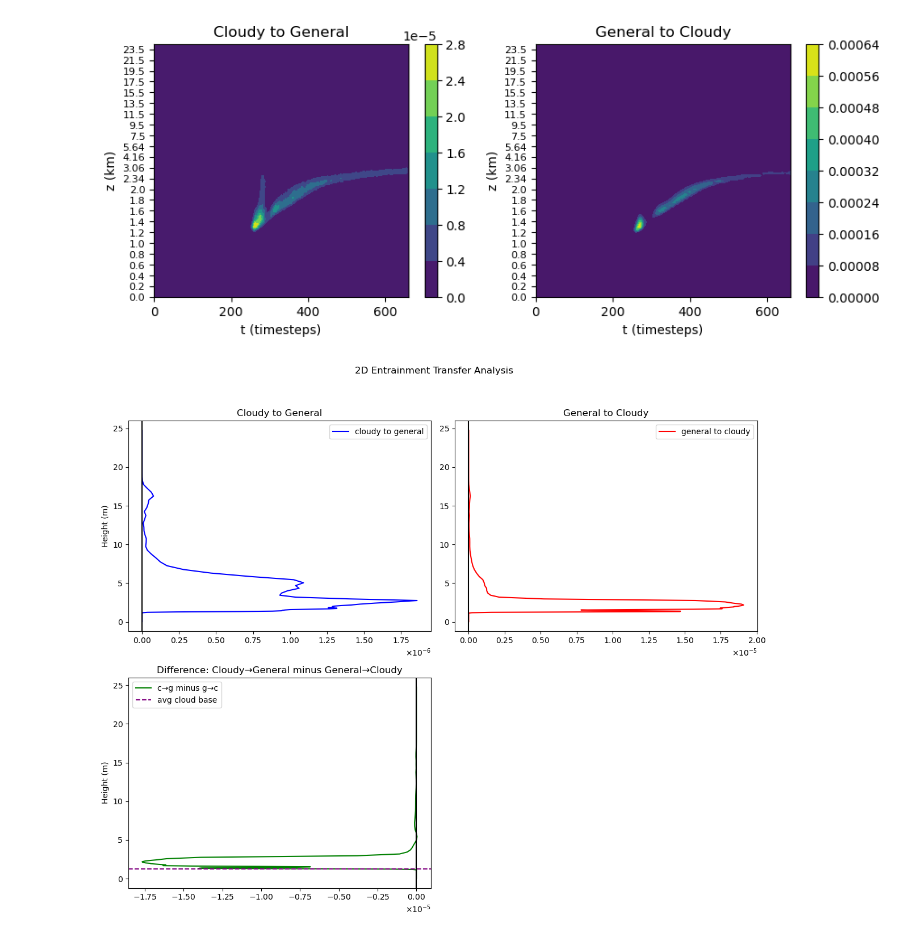
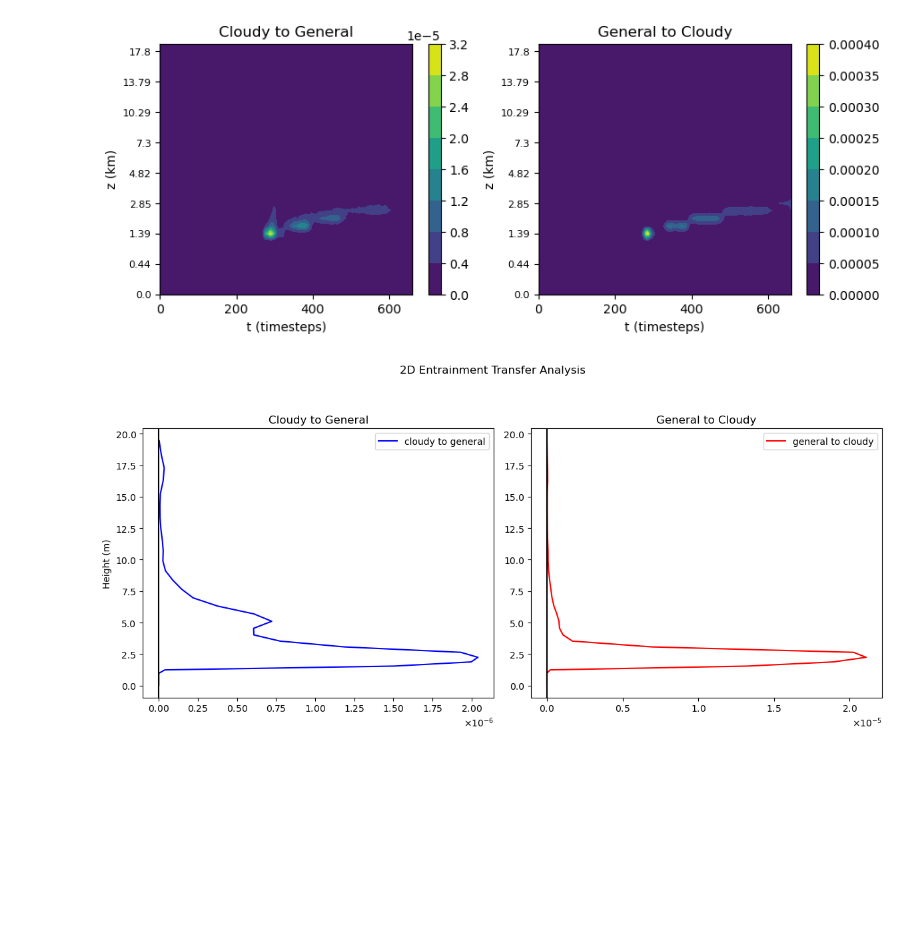
Before and after one commit to torrilab/DCI-Project, a Jupyter notebook: Code/Project_Algorithms/Entrainment/2D_Lagrangian_Entrainment_Combined_Plotting_VERSION3.ipynb, the cells around one changed output. Cells and saved outputs as stored; diff of their text form; code cells hidden in the pictures; blank space fills up the shorter version.

```diff
--- a/Code/Project_Algorithms/Entrainment/2D_Lagrangian_Entrainment_Combined_Plotting_VERSION3.ipynb
+++ b/Code/Project_Algorithms/Entrainment/2D_Lagrangian_Entrainment_Combined_Plotting_VERSION3.ipynb
@@ -37,19 +37,19 @@ dir='/mnt/lustre/koa/koastore/torri_group/air_directory/DCI-Project/'
 # res='1km';t_res='5min'
 # Np_str='1e6'
 
-# # dx = 1km; Np = 50M
+# dx = 1km; Np = 50M
+#Importing Model Data
+dir2='/home/air673/koa_scratch/'
+data=xr.open_dataset(dir2+'cm1out_1km_1min.nc') #***
+parcel=xr.open_dataset(dir2+'cm1out_pdata_1km_1min_50M.nc') #***
+res='1km'; t_res='1min'; Np_str='50e6'
+
+# # dx = 1km; Np = 50M; Nz = 95
 # #Importing Model Data
 # dir2='/home/air673/koa_scratch/'
-# data=xr.open_dataset(dir2+'cm1out_1km_1min.nc') #***
-# parcel=xr.open_dataset(dir2+'cm1out_pdata_1km_1min_50M.nc') #***
-# res='1km'; t_res='1min'; Np_str='50e6'
-
-# dx = 1km; Np = 50M; Nz = 95
-#Importing Model Data
-dir2='/home/air673/koa_scratch/'
-data=xr.open_dataset(dir2+'cm1out_1km_1min_95nz.nc') #***
-parcel=xr.open_dataset(dir2+'cm1out_pdata_1km_1min_95nz.nc') #***
-res='1km'; t_res='1min_95nz'; Np_str='50e6'
+# data=xr.open_dataset(dir2+'cm1out_1km_1min_95nz.nc') #***
+# parcel=xr.open_dataset(dir2+'cm1out_pdata_1km_1min_95nz.nc') #***
+# res='1km'; t_res='1min_95nz'; Np_str='50e6'
 # %%
 import sys
 dir2='/mnt/lustre/koa/koastore/torri_group/air_directory/DCI-Project/'
@@ -265,7 +265,7 @@ if plotting==True:
         axis.set_yticks(ytick_pos)
         axis.set_yticklabels(ytick_labels, fontsize=8, rotation=0)
 # %% [output]
-[figure, old version]
+[figure, new version]
 # %%
 import matplotlib.pyplot as plt
 from matplotlib.ticker import ScalarFormatter
@@ -279,42 +279,42 @@ if plotting == True:
     fig = plt.figure(figsize=(12, 10))
     gs = fig.add_gridspec(2, 2, height_ratios=[1, 1])
 
     ax1 = fig.add_subplot(gs[0, 0])  # Cloudy to General
     ax2 = fig.add_subplot(gs[0, 1])  # General to Cloudy
-    ax3 = fig.add_subplot(gs[1, 0])  # Difference plot spans both columns
+    # ax3 = fig.add_subplot(gs[1, 0])  # Difference plot spans both columns
 
     # First subplot: cloudy to general
     ax1.plot(c_to_g, data['zh'], color='blue', label='cloudy to general')
     ax1.axvline(0, color='black')
     ax1.set_title('Cloudy to General')
     ax1.set_ylabel('Height (m)')
     ax1.legend()
     ax1.xaxis.set_major_formatter(ScalarFormatter(useMathText=True, useOffset=False))
     ax1.xaxis.get_major_formatter().set_scientific(True)
     ax1.xaxis.get_major_formatter().set_powerlimits((-1, 1))
 
     # Second subplot: general to cloudy
     ax2.plot(g_to_c, data['zh'], color='red', label='general to cloudy')
     ax2.axvline(0, color='black')
     ax2.set_title('General to Cloudy')
     ax2.legend()
     ax2.xaxis.set_major_formatter(ScalarFormatter(useMathText=True, useOffset=False))
     ax2.xaxis.get_major_formatter().set_scientific(True)
     ax2.xaxis.get_major_formatter().set_powerlimits((-1, 1))
 
-    # Third subplot: difference
-    ax3.plot(c_to_g - g_to_c, data['zh'], label='c→g minus g→c', color='green')
-    ax3.axvline(0, color='black')
-    ax3.axhline(1.24, color='purple', linestyle='dashed', label='avg cloud base')
-    ax3.set_title('Difference: Cloudy→General minus General→Cloudy')
-    ax3.set_ylabel('Height (m)')
-    ax3.legend()
-    ax3.xaxis.set_major_formatter(ScalarFormatter(useMathText=True, useOffset=False))
-    ax3.xaxis.get_major_formatter().set_scientific(True)
-    ax3.xaxis.get_major_formatter().set_powerlimits((-1, 1))
+    # # Third subplot: difference
+    # ax3.plot(c_to_g - g_to_c, data['zh'], label='c→g minus g→c', color='green')
+    # ax3.axvline(0, color='black')
+    # ax3.axhline(1.24, color='purple', linestyle='dashed', label='avg cloud base')
+    # ax3.set_title('Difference: Cloudy→General minus General→Cloudy')
+    # ax3.set_ylabel('Height (m)')
+    # ax3.legend()
+    # ax3.xaxis.set_major_formatter(ScalarFormatter(useMathText=True, useOffset=False))
+    # ax3.xaxis.get_major_formatter().set_scientific(True)
+    # ax3.xaxis.get_major_formatter().set_powerlimits((-1, 1))
 
     fig.suptitle('2D Entrainment Transfer Analysis')
     plt.tight_layout(rect=[0, 0, 1, 0.95])
     plt.show()
 # %% [output]
-[figure, old version]
+[figure, new version]
```
Also changed, not shown: 28 other files.
